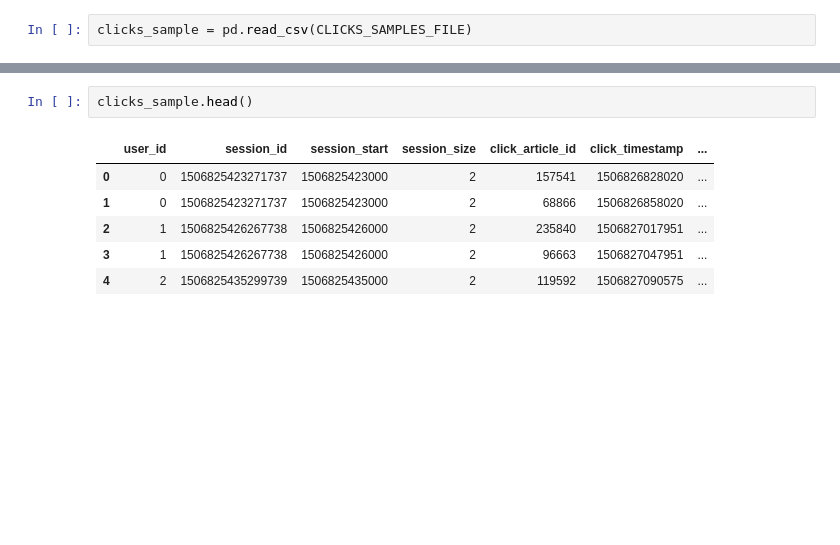
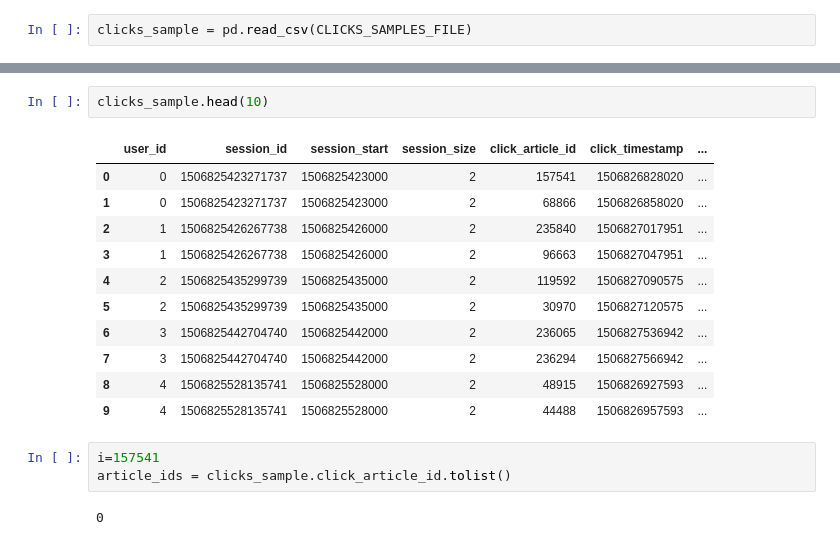
Before and after one commit to amadousysada/content-recommendation, a Jupyter notebook: analyse-exploratoire.ipynb, the cells around one changed output, grey strips where cells are left out. Saved outputs shown, nothing was run; the diff lists cells and outputs as text; blank space fills up the shorter version.

```diff
--- a/analyse-exploratoire.ipynb
+++ b/analyse-exploratoire.ipynb
@@ -66,9 +102,19 @@ clicks_sample = pd.read_csv(CLICKS_SAMPLES_FILE)
 # %%
-clicks_sample.head()
+clicks_sample.head(10)
 # %% [output]
 |  | user_id | session_id | session_start | session_size | click_article_id | click_timestamp | ... |
 | 0 | 0 | 1506825423271737 | 1506825423000 | 2 | 157541 | 1506826828020 | ... |
 | 1 | 0 | 1506825423271737 | 1506825423000 | 2 | 68866 | 1506826858020 | ... |
 | 2 | 1 | 1506825426267738 | 1506825426000 | 2 | 235840 | 1506827017951 | ... |
 | 3 | 1 | 1506825426267738 | 1506825426000 | 2 | 96663 | 1506827047951 | ... |
 | 4 | 2 | 1506825435299739 | 1506825435000 | 2 | 119592 | 1506827090575 | ... |
+| 5 | 2 | 1506825435299739 | 1506825435000 | 2 | 30970 | 1506827120575 | ... |
+| 6 | 3 | 1506825442704740 | 1506825442000 | 2 | 236065 | 1506827536942 | ... |
+| 7 | 3 | 1506825442704740 | 1506825442000 | 2 | 236294 | 1506827566942 | ... |
+| 8 | 4 | 1506825528135741 | 1506825528000 | 2 | 48915 | 1506826927593 | ... |
+| 9 | 4 | 1506825528135741 | 1506825528000 | 2 | 44488 | 1506826957593 | ... |
+# %%
+i=157541
+article_ids = clicks_sample.click_article_id.tolist()
+# %% [output]
+0
```
Also changed, not shown: parts of 11 cells of this notebook.
